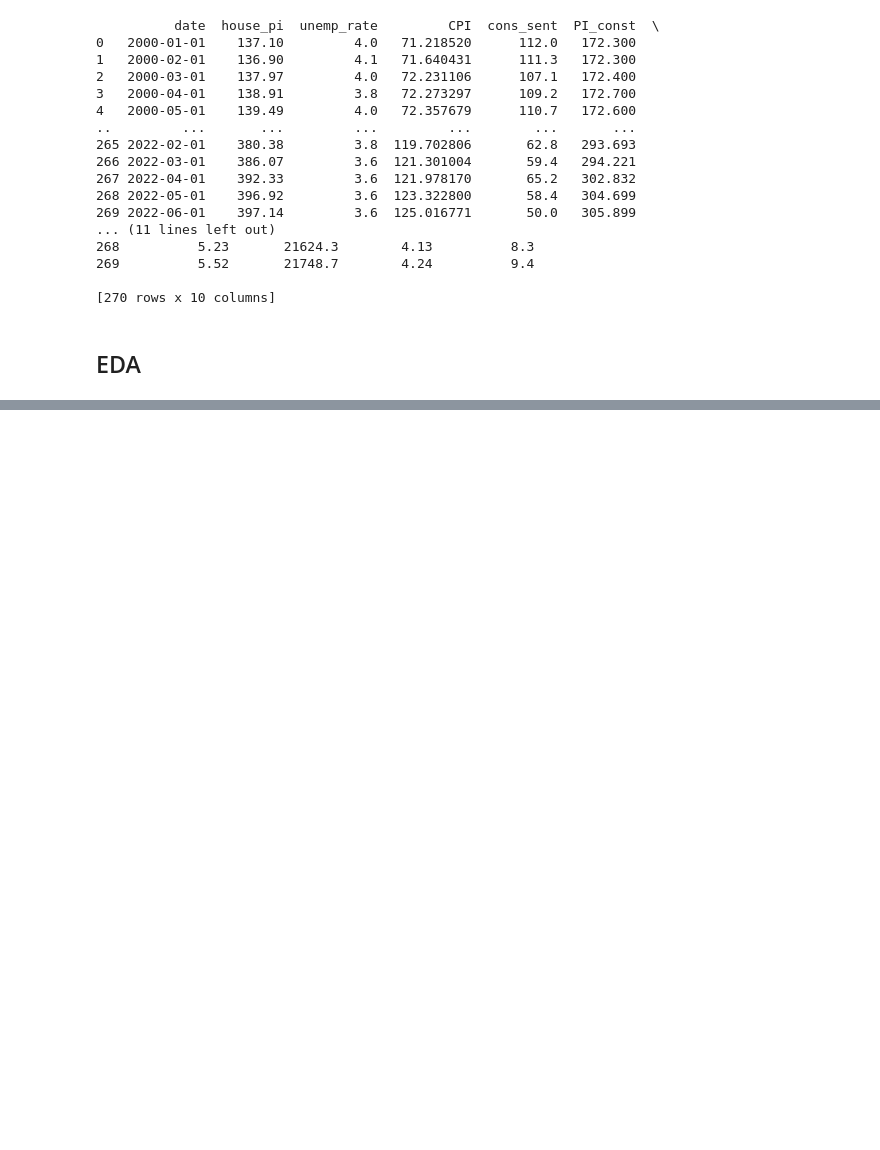
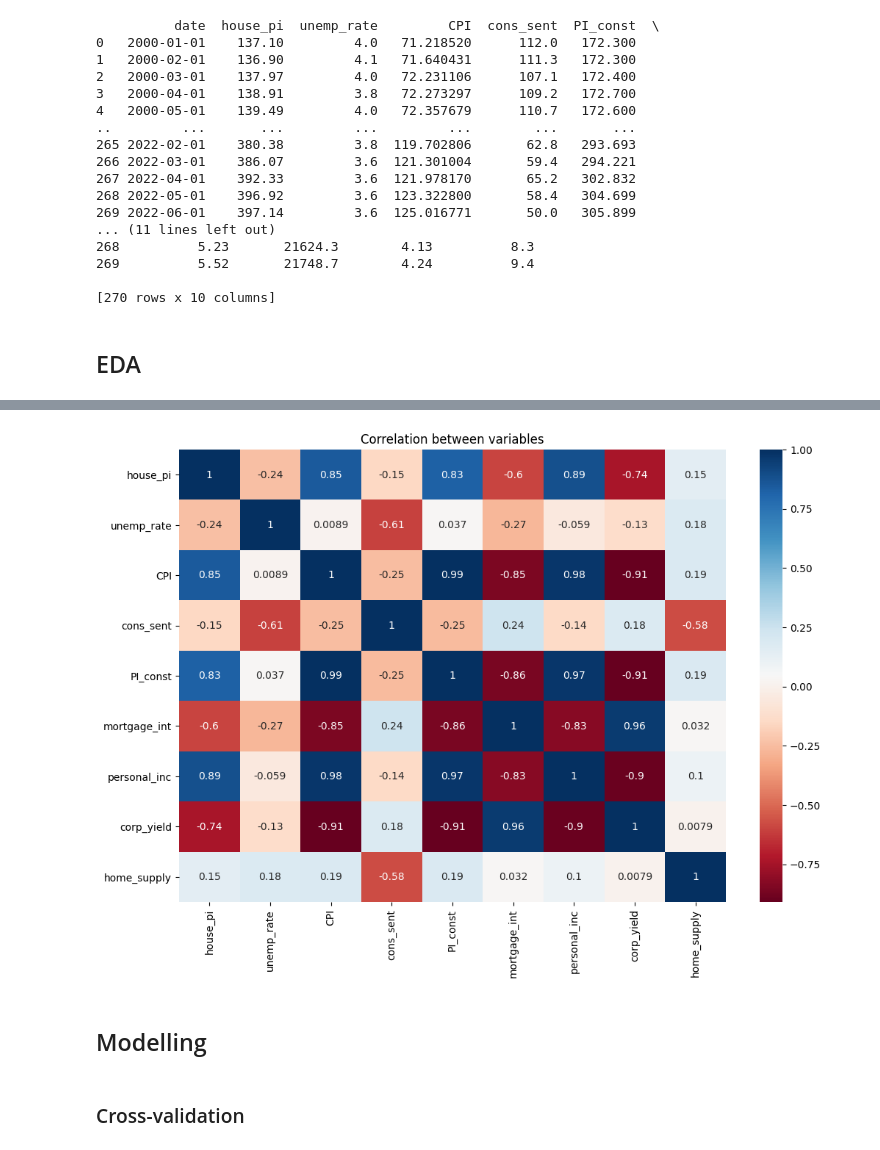
Before and after one commit to AtK42/digital-tools-for-finance-homework, a Jupyter notebook: housing-price-index-us/notebooks/housing-price-index-us.ipynb, the cells around one changed output, grey strips where cells are left out. Cells and saved outputs as stored; diff of their text form; code cells hidden in the pictures; blank space fills up the shorter version.

```diff
--- a/housing-price-index-us/notebooks/housing-price-index-us.ipynb
+++ b/housing-price-index-us/notebooks/housing-price-index-us.ipynb
@@ -137,0 +175,12 @@ KeyError: 'key of type tuple not found and not a MultiIndex'
+# %%
+# correlation between the variables
+plt.figure(figsize = (12, 8))
+sns.heatmap(data.corr(), cmap = 'RdBu', annot = True)
+plt.title('Correlation between variables')
+plt.show()
+# %% [output]
+[figure, added]
+# %% [markdown]
+## Modelling
+# %% [markdown]
+### Cross-validation
```
Also changed, not shown: parts of 14 cells of this notebook.
